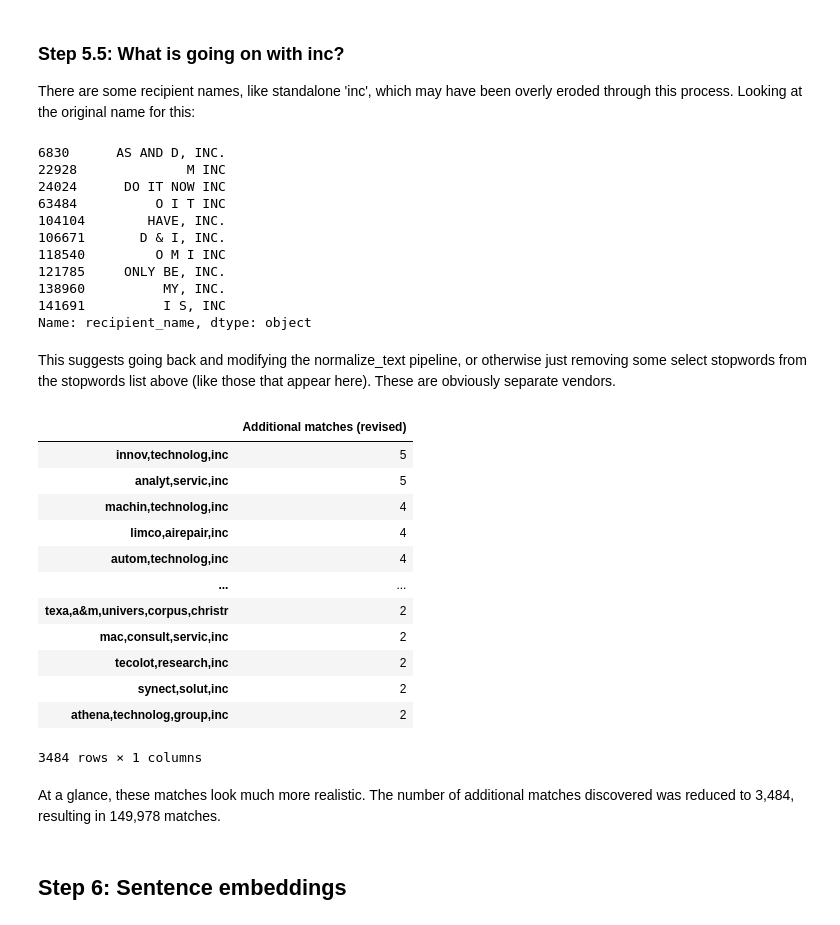
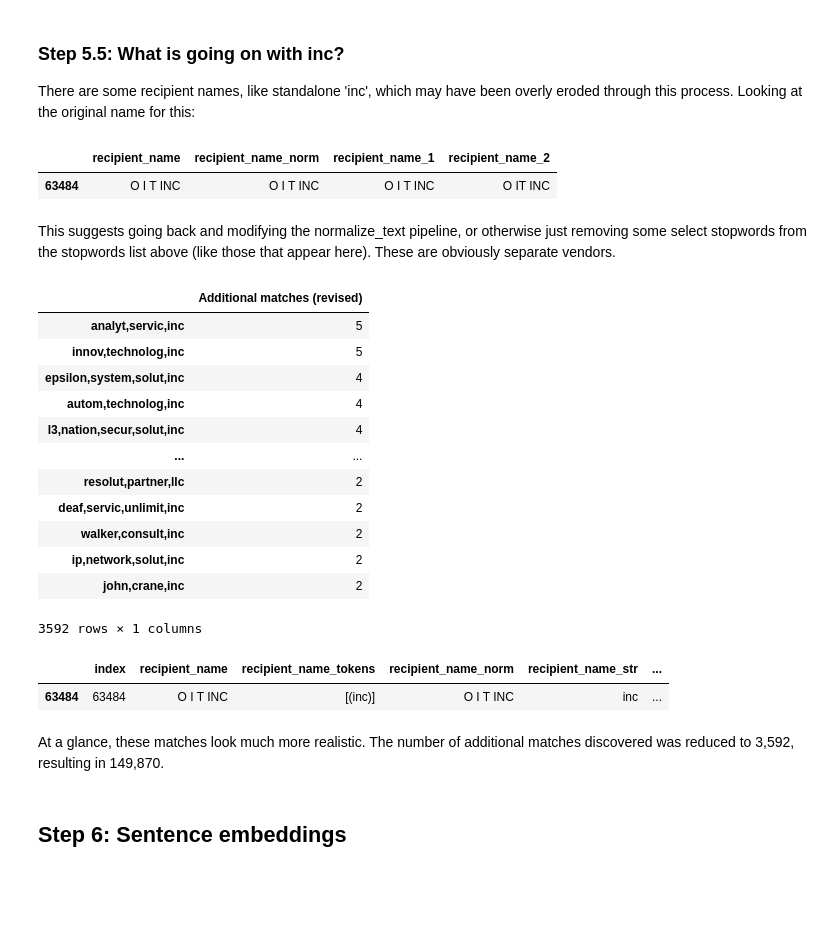
Before and after one commit to shannonmooney/government-spend, a Jupyter notebook: government spend analysis.ipynb, the cells around one changed output. Saved outputs shown, nothing was run; the diff lists cells and outputs as text; code cells hidden in the pictures; blank space fills up the shorter version.

```diff
--- a/government spend analysis.ipynb
+++ b/government spend analysis.ipynb
@@ -132,12 +136,30 @@ Using:
 Returning normalized tokens as list in additional column
 # %%
 stop = set(stopwords.words('english'))
+punct = string.punctuation
 
-def normalize_text(text):
+def remove_punct(text):
+    text_str = str(text)
+    for c in text_str:
+        if c in punct:
+            text_str = text_str.replace(c, '')
+    return text_str
+
+def remove_whitespace(text_str):
+    for c in text_str:
+        if re.match(r'(?<=\s[A-Z0-9])[ ](?=[A-Z0-9]\s)', c):
+            text_str = text_str.replace(c, '')
+    return text_str
+
+def normalize_text(text_str):
     wordlist = []
-    for w in tokenizer(str(text)):
+    for w in tokenizer(text_str):
         if str(w).lower() not in stop and not w.is_punct:
             wordlist.append(stemmer.stem(str(w).lower()))
     return wordlist
 
-suppliers_unique['recipient_name_norm'] = suppliers_unique.recipient_name.apply(normalize_text)
+suppliers_unique['recipient_name_1'] = suppliers_unique.recipient_name.apply(remove_punct)
+
+suppliers_unique['recipient_name_2'] = suppliers_unique['recipient_name_1'].str.replace('(?<=\s[A-Z0-9])[ ](?=[A-Z0-9]\s)', '', regex = True)
+
+suppliers_unique
@@ -167,51 +203,47 @@ There were 3,926 additional matches discovered through this simple text normaliz
 
 There are some recipient names, like standalone 'inc', which may have been overly eroded through this process. Looking at the original name for this:
 # %%
-suppliers_unique[suppliers_unique.recipient_name_str == "inc"].recipient_name
+suppliers_unique[suppliers_unique.recipient_name == "O I T INC"][['recipient_name', 'recipient_name_norm', 'recipient_name_1', 'recipient_name_2']]
 # %% [output]
-6830      AS AND D, INC.
-22928              M INC
-24024      DO IT NOW INC
-63484          O I T INC
-104104        HAVE, INC.
-106671       D & I, INC.
-118540         O M I INC
-121785     ONLY BE, INC.
-138960          MY, INC.
-141691          I S, INC
-Name: recipient_name, dtype: object
+|  | recipient_name | recipient_name_norm | recipient_name_1 | recipient_name_2 |
+| 63484 | O I T INC | O I T INC | O I T INC | O IT INC |
 # %% [markdown]
 This suggests going back and modifying the normalize_text pipeline, or otherwise just removing some select stopwords from the stopwords list above (like those that appear here). These are obviously separate vendors.
 # %%
-def normalize_text_rev(text):
+def normalize_text_rev(text_str):
     wordlist = []
-    for w in tokenizer(str(text)):
+    for w in tokenizer(text_str):
         if not w.is_punct:
             wordlist.append(stemmer.stem(str(w).lower()))
     return wordlist
 
-suppliers_unique['recipient_name_norm_rev'] = suppliers_unique.recipient_name.apply(normalize_text_rev)
+suppliers_unique['recipient_name_norm_rev'] = suppliers_unique.recipient_name.apply(remove_punct).apply(remove_whitespace).apply(normalize_text_rev)
 
 suppliers_unique['recipient_name_str_rev'] = suppliers_unique.recipient_name_norm_rev.agg(lambda x: ','.join(map(str, x)))
 
 suppliers_unique.recipient_name_str_rev.value_counts()[suppliers_unique.recipient_name_str_rev.value_counts() > 1].\
 sort_values(ascending = False).to_frame(name = 'Additional matches (revised)')
 # %% [output]
 |  | Additional matches (revised) |
+| analyt,servic,inc | 5 |
 | innov,technolog,inc | 5 |
-| analyt,servic,inc | 5 |
-| machin,technolog,inc | 4 |
-| limco,airepair,inc | 4 |
+| epsilon,system,solut,inc | 4 |
 | autom,technolog,inc | 4 |
+| l3,nation,secur,solut,inc | 4 |
 | ... | ... |
-| texa,a&m,univers,corpus,christr | 2 |
-| mac,consult,servic,inc | 2 |
-| tecolot,research,inc | 2 |
-| synect,solut,inc | 2 |
-| athena,technolog,group,inc | 2 |
+| resolut,partner,llc | 2 |
+| deaf,servic,unlimit,inc | 2 |
+| walker,consult,inc | 2 |
+| ip,network,solut,inc | 2 |
+| john,crane,inc | 2 |
-3484 rows × 1 columns
+3592 rows × 1 columns
+# %%
+suppliers_unique[suppliers_unique.recipient_name == "O I T INC"]
+# %% [output]
+|  | index | recipient_name | recipient_name_tokens | recipient_name_norm | recipient_name_str | ... |
+| 63484 | 63484 | O I T INC | [(inc)] | O I T INC | inc | ... |
 # %% [markdown]
-At a glance, these matches look much more realistic. The number of additional matches discovered was reduced to 3,484, resulting in 149,978 matches.
+At a glance, these matches look much more realistic. The number of additional matches discovered was reduced to 3,592, resulting in 149,870.
 # %% [markdown]
 ## Step 6: Sentence embeddings
 # %% [markdown]
```
Also changed, not shown: parts of 4 cells of this notebook, 1 other file.
